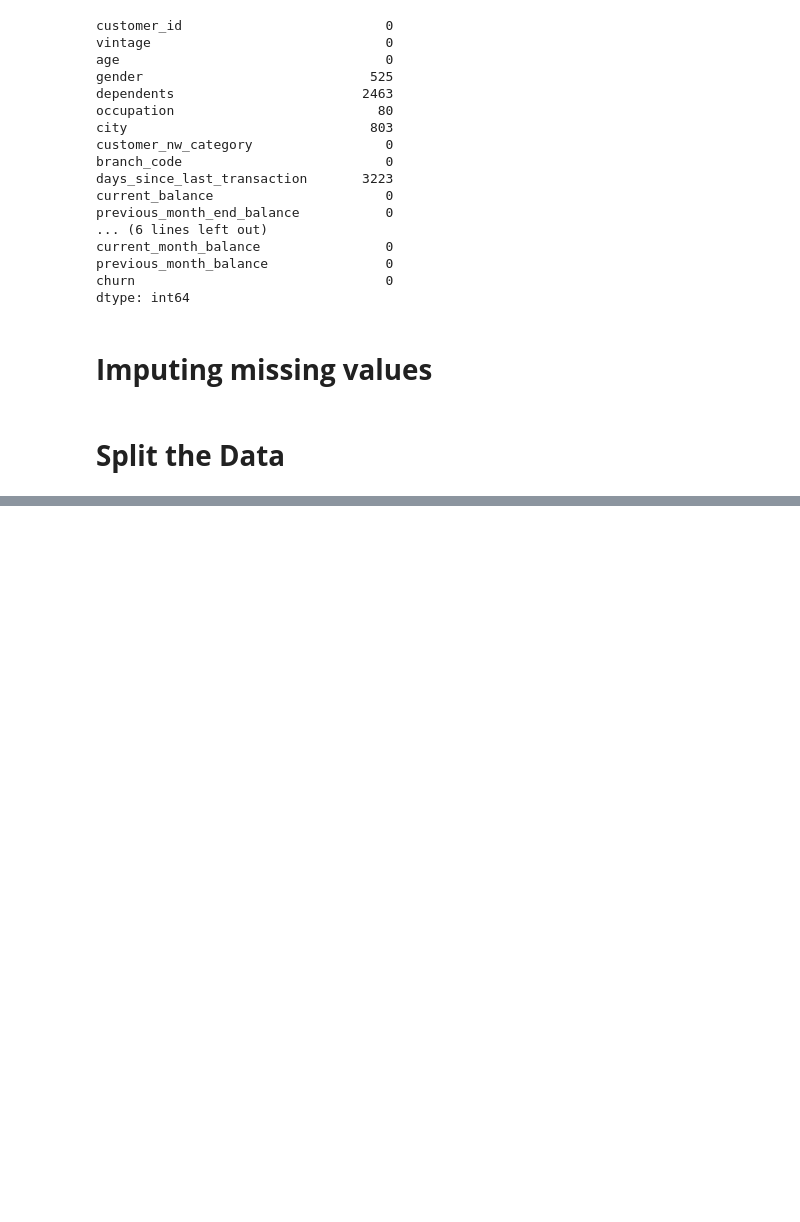
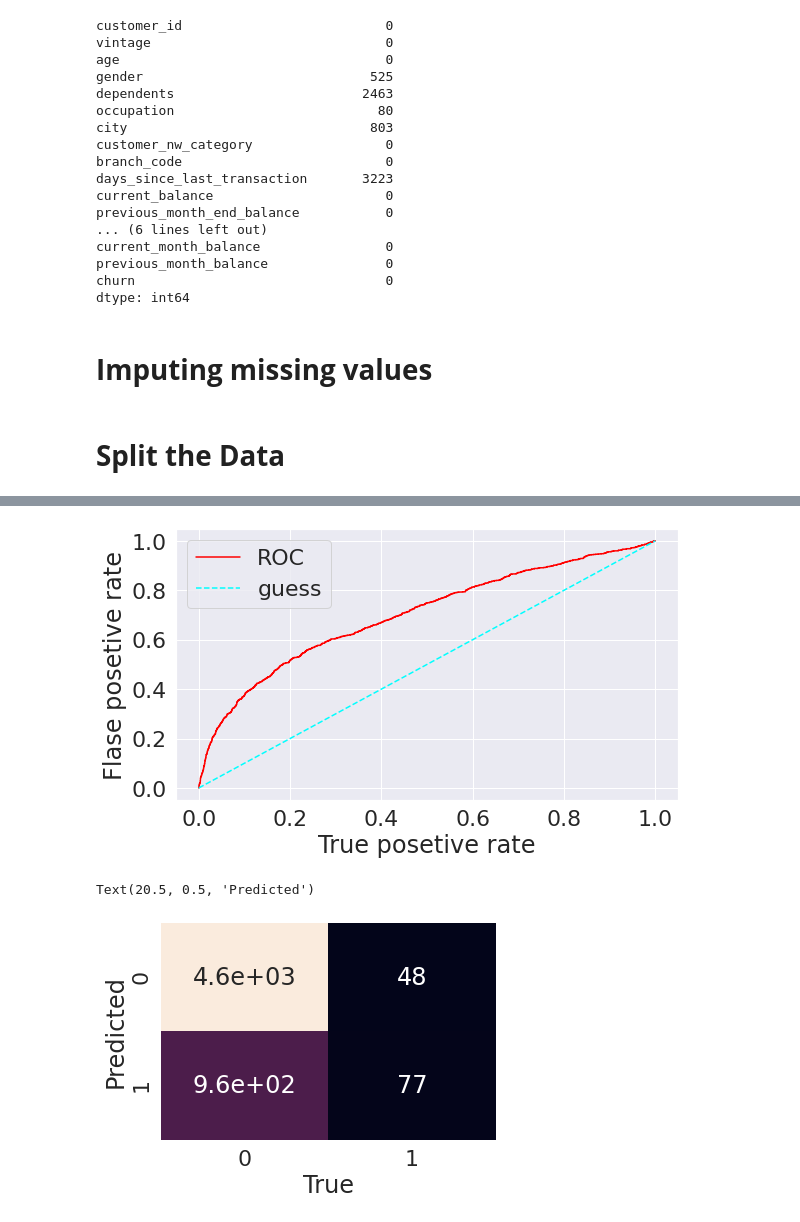
Before and after one commit to spctr01/Customer-propensity-to-churn-Prediction, a Jupyter notebook: Churn_prediction.ipynb, the cells around one changed output, grey strips where cells are left out. Drawn from its saved outputs; the diff is of its cells as text; code cells hidden in the pictures; blank space fills up the shorter version.

```diff
--- a/Churn_prediction.ipynb
+++ b/Churn_prediction.ipynb
@@ -166,0 +160,41 @@ model.score(test_data, y_test)
+# %%
+from sklearn.metrics import confusion_matrix, roc_curve
+
+pred = model.predict_proba(test_data)
+posetive = pred[:,1]
+fpr, tpr, thresholds = roc_curve(y_test, posetive)
+
+
+pred = model.predict(test_data)
+conf_mat = confusion_matrix(y_test, pred)
+conf_mat
+
+
+#create a function to plot a curve
+def plot_roc(fpr, tpr):
+
+  plt.figure(figsize=(9,5) )
+  plt.plot(fpr, tpr, color= 'red', label='ROC')
+  plt.plot([0,1], [0,1], color = 'cyan', linestyle = '--', label= 'guess')
+
+  plt.xlabel('True posetive rate' )
+  plt.ylabel('Flase posetive rate')
+
+
+  plt.legend()
+  plt.show()
+
+plot_roc(fpr, tpr)
+
+
+
+#visualise confusion matrix with seaborn heat map
+import seaborn as sns
+sns.set(font_scale = 2)
+sns.heatmap(conf_mat, annot = True, cbar= False)
+plt.xlabel('True')
+plt.ylabel('Predicted')
+# %% [output]
+[figure, added]
+Text(20.5, 0.5, 'Predicted')
+[figure, added]
```
Also changed, not shown: parts of 7 cells of this notebook.
